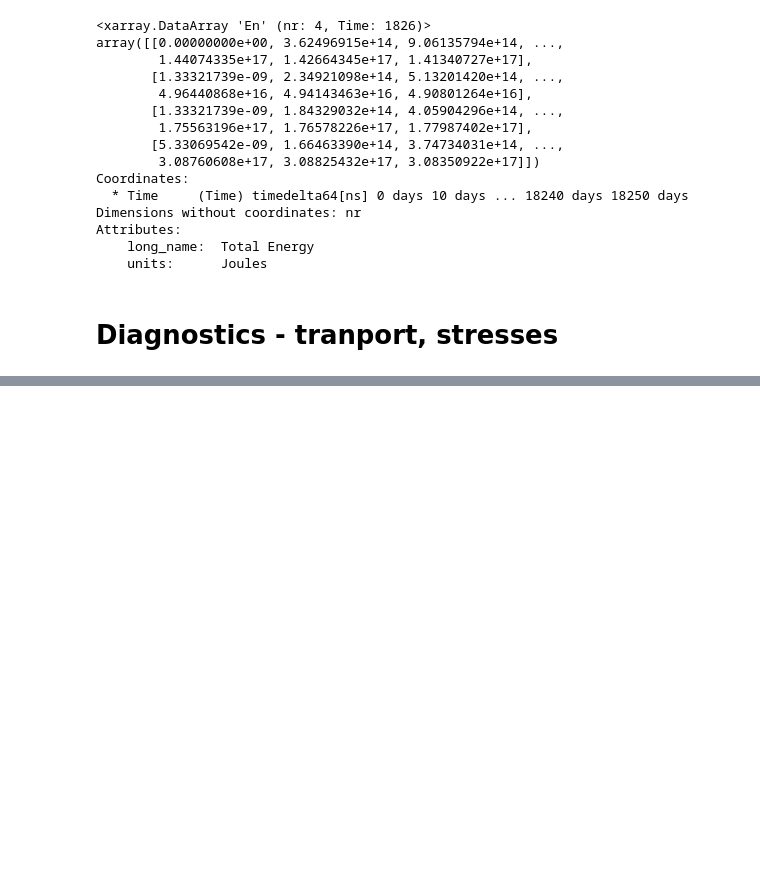
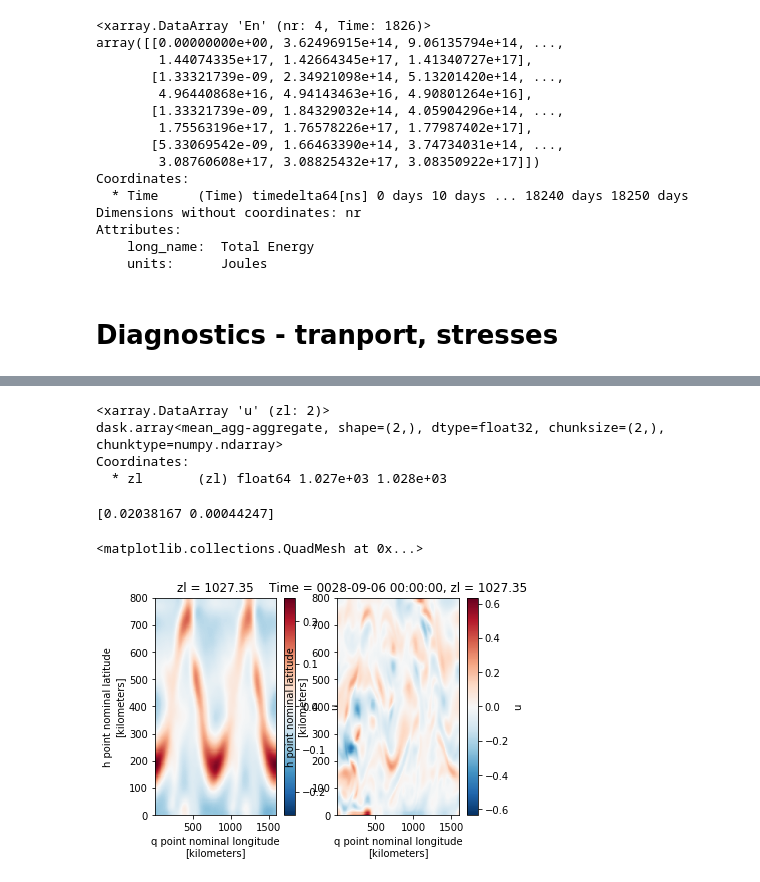
Before and after one commit to hmkhatri/Scripts, a Jupyter notebook: MOM6_idealised/2L_SWM/SWM_diagnostic.ipynb, the cells around one changed output, grey strips where cells are left out. Drawn from its saved outputs; the diff is of its cells as text; code cells hidden in the pictures; blank space fills up the shorter version.

```diff
--- a/MOM6_idealised/2L_SWM/SWM_diagnostic.ipynb
+++ b/MOM6_idealised/2L_SWM/SWM_diagnostic.ipynb
@@ -90,11 +93,12 @@ Attributes:
 # Read Data
 dataset = []
 for i in range(0, len(n_ridge)):
-    d = xr.open_dataset(ppdir+"H_500_n_"+str(n_ridge[i])+"/prog.nc", chunks={'time': 10})
-    #dsgrid = xr.open_dataset(ppdir+"H_500_n_"+n_ridge+"/grid.nc")
-    #d = xr.merge([d, dsgrid])
+    d = xr.open_dataset(ppdir+"H_500_n_"+str(n_ridge[i])+"/prog.nc", chunks={'Time': 10})
     dataset.append(d)
+
 ds1 = xr.concat(dataset, dim='nr')
+
+print(ds1)
 
 #for in range(0,len(n_ridge)):
 #    ds_stat = xr.open_dataset(ppdir+"H_500_n_"+n_ridge+"/ocean.stats.nc")
@@ -138,0 +127,4 @@ def topo_form(h, nb, dx, grid, g, rho):
+# %%
+dsgrid = xr.open_dataset(ppdir+"H_500_n_5/ocean_month.nc")
+ds1 = xr.merge([ds1, dsgrid])
+print(ds1)
@@ -138,0 +152,27 @@ def topo_form(h, nb, dx, grid, g, rho):
+# %%
+u = ds1.u.isel(nr=2, Time = slice(1000,1500))
+um = u.mean('Time')
+U = um.mean(['yh','xq'])
+um = um - U
+ue = u.isel(Time = 10) - U - um
+print(U)
+# %% [output]
+<xarray.DataArray 'u' (zl: 2)>
+dask.array<mean_agg-aggregate, shape=(2,), dtype=float32, chunksize=(2,), chunktype=numpy.ndarray>
+Coordinates:
+  * zl       (zl) float64 1.027e+03 1.028e+03
+# %%
+um = um.compute()
+ue = ue.compute()
+print(U.values)
+# %% [output]
+[0.02038167 0.00044247]
+# %%
+plt.subplot(1,2,1)
+um.isel(zl=0).plot()
+
+plt.subplot(1,2,2)
+ue.isel(zl=0).plot()
+# %% [output]
+<matplotlib.collections.QuadMesh at 0x...>
+[figure, added]
```
Also changed, not shown: parts of 34 cells of this notebook, 3 other files.
